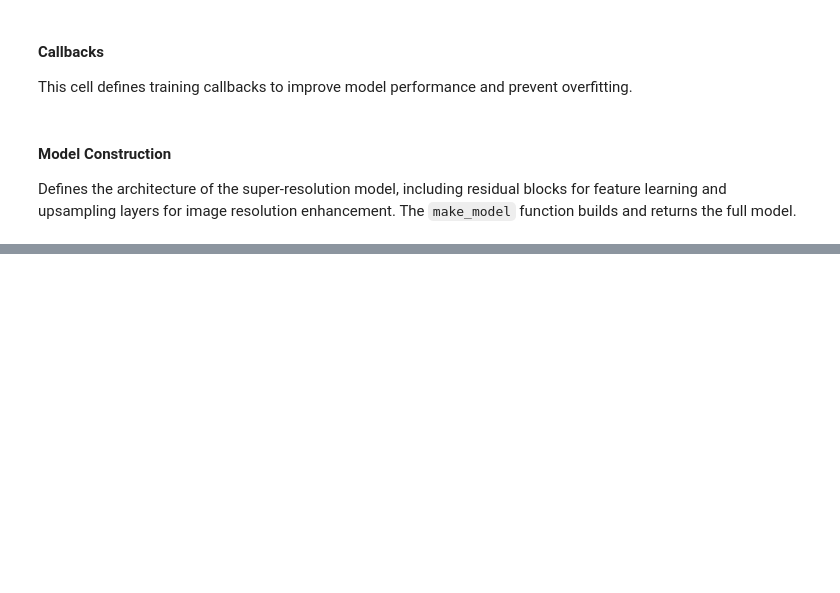
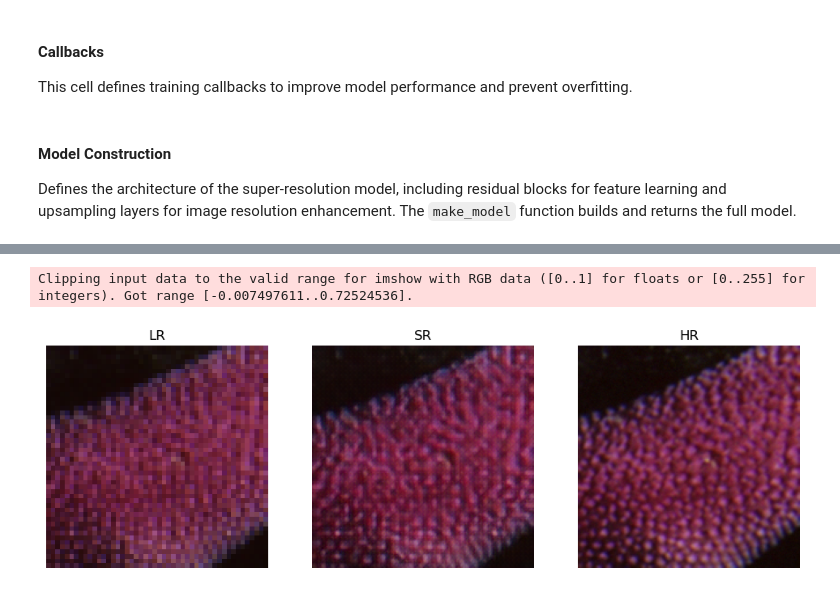
Before and after one commit to hinmiro/srgan-super_resolution, a Jupyter notebook: super_resolution.ipynb, the cells around one changed output, grey strips where cells are left out. Saved outputs shown, nothing was run; the diff lists cells and outputs as text; code cells hidden in the pictures; blank space fills up the shorter version.

```diff
--- a/super_resolution.ipynb
+++ b/super_resolution.ipynb
@@ -628,0 +577,12 @@ This script automatically checks whether the model file (`super_resolution_model
+# %%
+# Load generator
+generator = keras.models.load_model(
+    "srgan_generator_best.keras",
+    custom_objects={
+        "PixelShuffle": PixelShuffle,
+        "combined_loss": combined_loss,
+        "PSNR": PSNR,
+        "SSIM": SSIM,
+        "PiecewiseConstantDecay": PiecewiseConstantDecay,
+    },
+)
@@ -629,3 +616,26 @@ This script automatically checks whether the model file (`super_resolution_model
+# %%
+# Plot one batch of results
+
+for lr, hr in test_sr.take(1):
+    sr = generator(lr, training=False)
+    plt.figure(figsize=(12, 4))
+    plt.subplot(1, 3, 1)
+    plt.title("LR")
+    plt.imshow(lr[0].numpy())
+    plt.axis("off")
+    plt.subplot(1, 3, 2)
+    plt.title("SR")
+    plt.imshow((sr[0].numpy() + 1) / 2)  # for tanh output
+    plt.imshow(sr[0].numpy())
+    plt.axis("off")
+    plt.subplot(1, 3, 3)
+    plt.title("HR")
+    plt.imshow(hr[0].numpy())
+    plt.axis("off")
+    plt.show()
+# %% [output]
+Clipping input data to the valid range for imshow with RGB data ([0..1] for floats or [0..255] for integers). Got range [-0.007497611..0.72524536].
+[figure, added]
 # %%
 %pip install gdown
 import gdown
```
Also changed, not shown: parts of 30 cells of this notebook.
